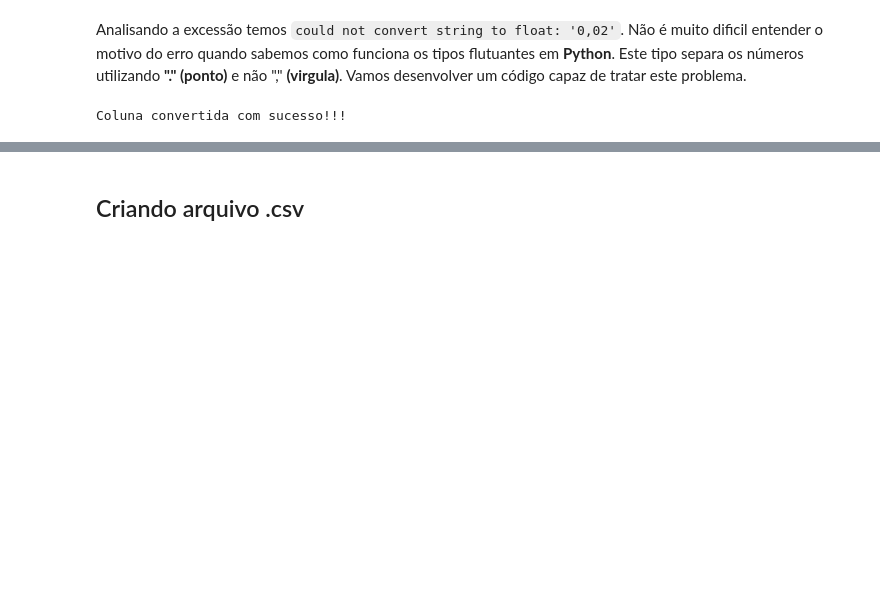
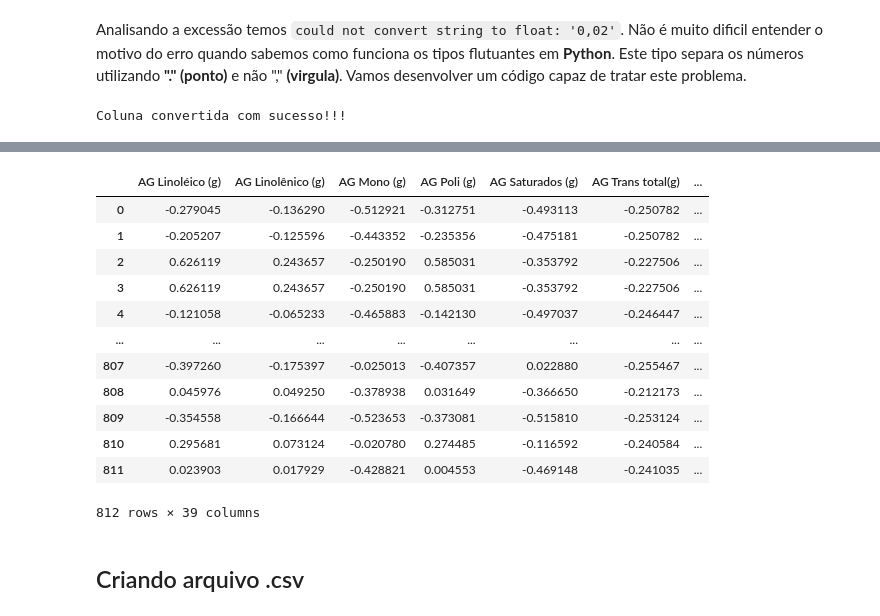
Before and after one commit to LucaseNogueira/ClassificarAlimentosData, a Jupyter notebook: notebook/pre_processamento_taco.ipynb, the cells around one changed output, grey strips where cells are left out. Drawn from its saved outputs; the diff is of its cells as text; code cells hidden in the pictures; blank space fills up the shorter version.

```diff
--- a/notebook/pre_processamento_taco.ipynb
+++ b/notebook/pre_processamento_taco.ipynb
@@ -419,0 +916,22 @@ memory usage: 600.7 KB
+# %%
+scaler = StandardScaler()
+
+df_scaled = scaler.fit_transform(df[df.columns.difference(['Grupo Alimentar'])]);
+
+df_scaled = pd.DataFrame(df_scaled, columns=df.columns.difference(['Grupo Alimentar']))
+df_scaled = pd.concat([df_scaled, df['Grupo Alimentar']], axis='columns')
+df_scaled
+# %% [output]
+|  | AG Linoléico (g) | AG Linolênico (g) | AG Mono (g) | AG Poli (g) | AG Saturados (g) | AG Trans total(g) | ... |
+| 0 | -0.279045 | -0.136290 | -0.512921 | -0.312751 | -0.493113 | -0.250782 | ... |
+| 1 | -0.205207 | -0.125596 | -0.443352 | -0.235356 | -0.475181 | -0.250782 | ... |
+| 2 | 0.626119 | 0.243657 | -0.250190 | 0.585031 | -0.353792 | -0.227506 | ... |
+| 3 | 0.626119 | 0.243657 | -0.250190 | 0.585031 | -0.353792 | -0.227506 | ... |
+| 4 | -0.121058 | -0.065233 | -0.465883 | -0.142130 | -0.497037 | -0.246447 | ... |
+| ... | ... | ... | ... | ... | ... | ... | ... |
+| 807 | -0.397260 | -0.175397 | -0.025013 | -0.407357 | 0.022880 | -0.255467 | ... |
+| 808 | 0.045976 | 0.049250 | -0.378938 | 0.031649 | -0.366650 | -0.212173 | ... |
+| 809 | -0.354558 | -0.166644 | -0.523653 | -0.373081 | -0.515810 | -0.253124 | ... |
+| 810 | 0.295681 | 0.073124 | -0.020780 | 0.274485 | -0.116592 | -0.240584 | ... |
+| 811 | 0.023903 | 0.017929 | -0.428821 | 0.004553 | -0.469148 | -0.241035 | ... |
+812 rows × 39 columns
```
Also changed, not shown: parts of 74 cells of this notebook, 4 other files.
